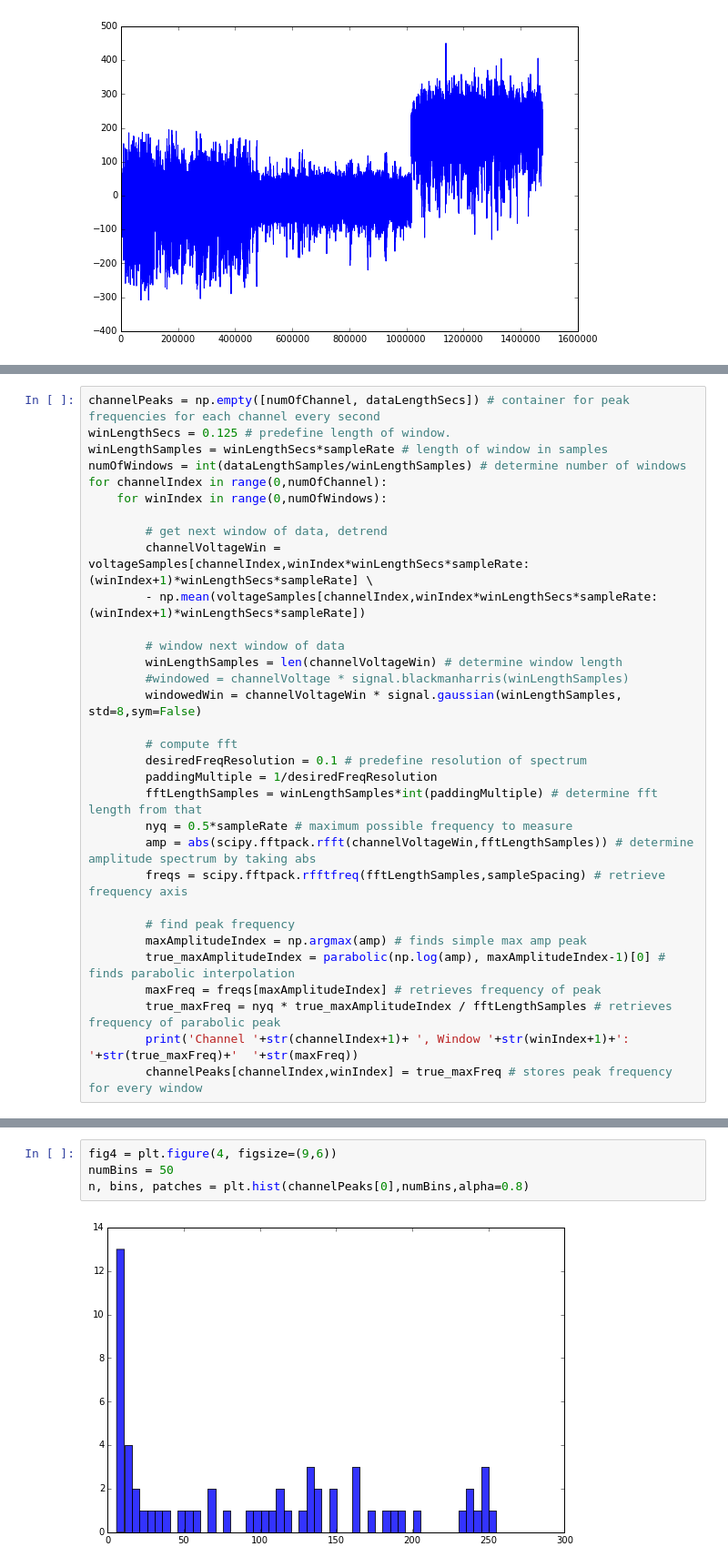
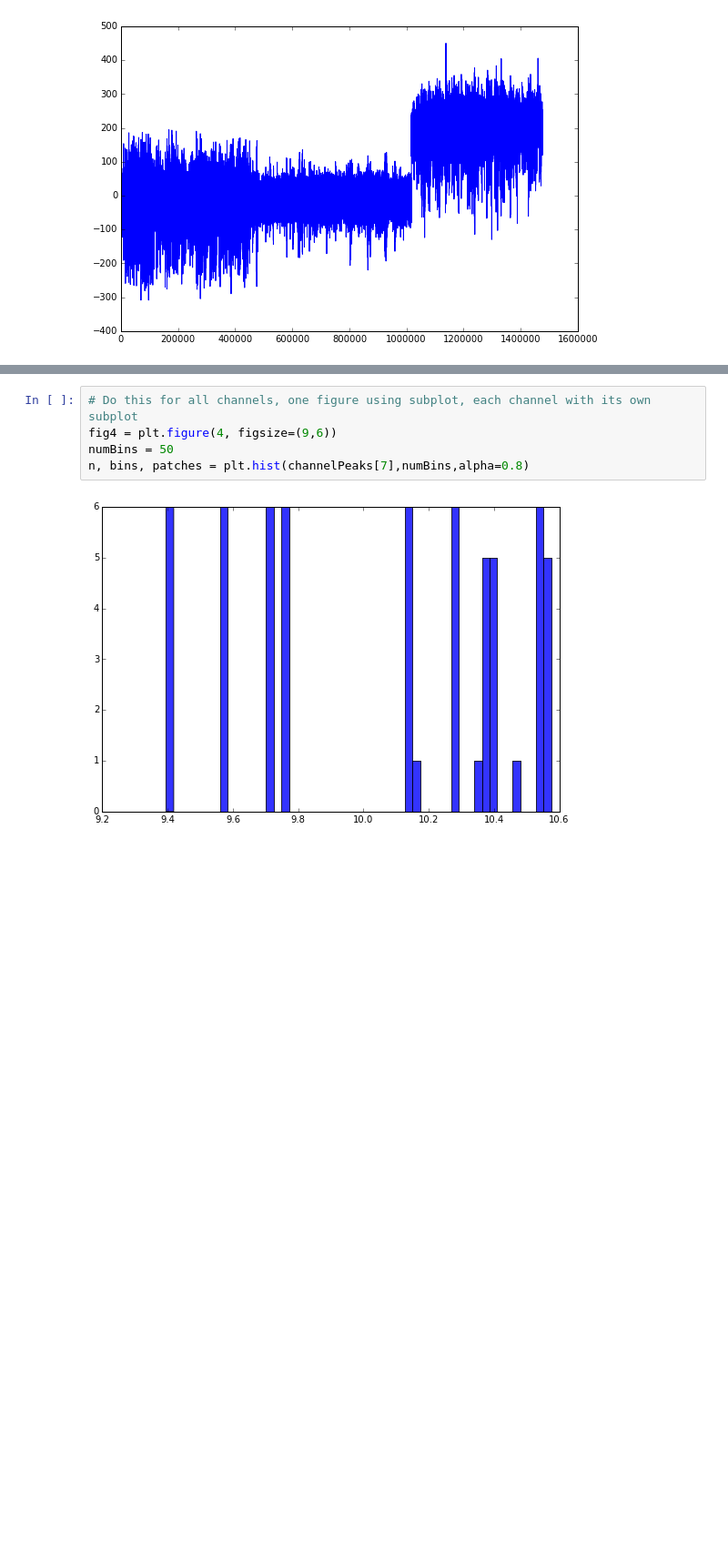
Before and after one commit to rgougelet/FM-BCI, a Jupyter notebook: stat-analysis.ipynb, the cells around one changed output, grey strips where cells are left out. Shown at 91% size. Cells and saved outputs as stored; diff of their text form; blank space fills up the shorter version.

Commit message:
rob and alicia adding better simulation and multiple channels with instructions for plotting

```diff
--- a/stat-analysis.ipynb
+++ b/stat-analysis.ipynb
@@ -75,32 +57,0 @@ plt.plot(voltageSamples[0,1:sampleRate]) # plots 1 second of data
-# %%
-channelPeaks = np.empty([numOfChannel, dataLengthSecs]) # container for peak frequencies for each channel every second
-winLengthSecs = 0.125 # predefine length of window.
-winLengthSamples = winLengthSecs*sampleRate # length of window in samples
-numOfWindows = int(dataLengthSamples/winLengthSamples) # determine number of windows
-for channelIndex in range(0,numOfChannel):
-    for winIndex in range(0,numOfWindows):
-
-        # get next window of data, detrend
-        channelVoltageWin = voltageSamples[channelIndex,winIndex*winLengthSecs*sampleRate:(winIndex+1)*winLengthSecs*sampleRate] \
-        - np.mean(voltageSamples[channelIndex,winIndex*winLengthSecs*sampleRate:(winIndex+1)*winLengthSecs*sampleRate])
-
-        # window next window of data
-        winLengthSamples = len(channelVoltageWin) # determine window length
-        #windowed = channelVoltage * signal.blackmanharris(winLengthSamples)
-        windowedWin = channelVoltageWin * signal.gaussian(winLengthSamples, std=8,sym=False)
-
-        # compute fft
-        desiredFreqResolution = 0.1 # predefine resolution of spectrum
-        paddingMultiple = 1/desiredFreqResolution
-        fftLengthSamples = winLengthSamples*int(paddingMultiple) # determine fft length from that
-        nyq = 0.5*sampleRate # maximum possible frequency to measure
-        amp = abs(scipy.fftpack.rfft(channelVoltageWin,fftLengthSamples)) # determine amplitude spectrum by taking abs
-        freqs = scipy.fftpack.rfftfreq(fftLengthSamples,sampleSpacing) # retrieve frequency axis
-
-        # find peak frequency
-        maxAmplitudeIndex = np.argmax(amp) # finds simple max amp peak
-        true_maxAmplitudeIndex = parabolic(np.log(amp), maxAmplitudeIndex-1)[0] # finds parabolic interpolation
-        maxFreq = freqs[maxAmplitudeIndex] # retrieves frequency of peak
-        true_maxFreq = nyq * true_maxAmplitudeIndex / fftLengthSamples # retrieves frequency of parabolic peak
-        print('Channel '+str(channelIndex+1)+ ', Window '+str(winIndex+1)+':     '+str(true_maxFreq)+'  '+str(maxFreq))
-        channelPeaks[channelIndex,winIndex] = true_maxFreq # stores peak frequency for every window
@@ -142,6 +213,7 @@ for i in range(len(channelPeaks)):
 # %%
+# Do this for all channels, one figure using subplot, each channel with its own subplot
 fig4 = plt.figure(4, figsize=(9,6))
 numBins = 50
-n, bins, patches = plt.hist(channelPeaks[0],numBins,alpha=0.8)
+n, bins, patches = plt.hist(channelPeaks[7],numBins,alpha=0.8)
 # %% [output]
-[figure, old version]
+[figure, new version]
```
Also changed, not shown: parts of 8 cells of this notebook, 4 other files.
